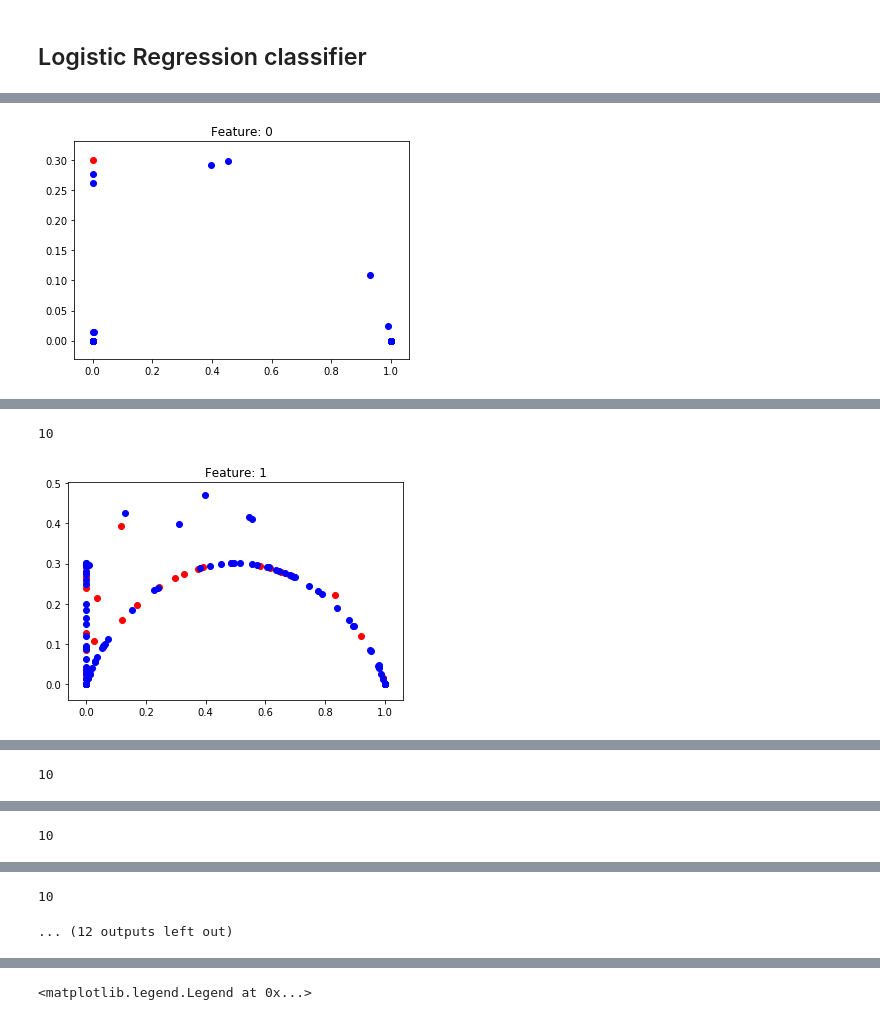
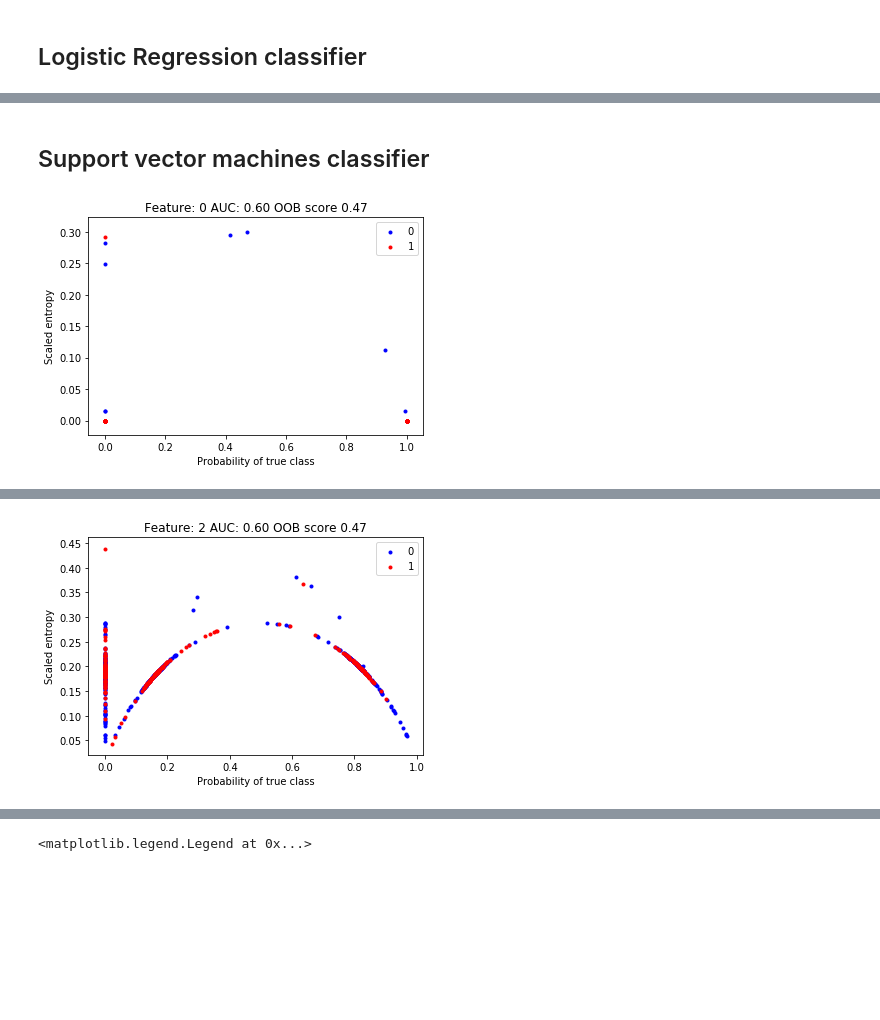
Before and after one commit to comorado/OOB_anomaly_detection, a Jupyter notebook: pima_uci_oob_anomaly.ipynb, the cells around one changed output, grey strips where cells are left out. Cells and saved outputs as stored; diff of their text form; code cells hidden in the pictures; blank space fills up the shorter version.

```diff
--- a/pima_uci_oob_anomaly.ipynb
+++ b/pima_uci_oob_anomaly.ipynb
@@ -135,12 +127,14 @@ plt.show()
+# %% [markdown]
+## Support vector machines classifier
 # %%
-# SVC bootstrapping
 labels=x['y'].flatten()
 number_of_models = 500
-model_type="SVM"
 
+# Logitic Regression bootstrapping
 results_pd=pd.DataFrame()
 metrics_pd=pd.DataFrame()
 auc_dict={}
+results_pd['y']=pd.Series(labels)
 for feature_index in range(x['X'].shape[1]):
 #for feature_index in [0]:
     target=x['X'][:, feature_index]
@@ -166,7 +160,10 @@ for feature_index in range(x['X'].shape[1]):
     prob=[[outcomes[key].count(value)/float(len(outcomes[key])) for value in range(1, max(np.unique(target))+1)]
           for key in range(data.shape[0])]
 
-    num_classes=np.unique(y).shape[0]
+
+    corresponding_prob = np.array([np.array(prob)[idx][[value-1]] for idx, value in enumerate(target)]).flatten()
+
+    num_classes=np.unique(target).shape[0]
     if num_classes>1:
         max_entropy = np.log(num_classes)
     else:
@@ -174,30 +171,20 @@ for feature_index in range(x['X'].shape[1]):
 
     entropy = np.array([sum([-value*np.log(value+10**(-8)) for value in ls]) for ls in prob])/max_entropy
 
-    corresponding_prob = np.array([np.array(prob)[idx][[value-1]] for idx, value in enumerate(target)]).flatten()
-
-
-
-    plt.scatter(corresponding_prob[labels==1],
-                entropy[labels==1], color='r')
-
-    plt.scatter(corresponding_prob[labels==0],
-                entropy[labels==0], color='b')
-
-    fpr, tpr, thresholds = metrics.roc_curve(labels, entropy, pos_label=1)
-    metrics_pd["fpr_{}".format(feature_index)] = pd.Series(fpr)
-    metrics_pd["tpr_{}".format(feature_index)] = pd.Series(tpr)
-
-    auc=metrics.auc(fpr, tpr)
-    auc_dict[feature_index] = auc
-
-    plt.title("Feature: {}".format(feature_index))
+    results_pd["prob_{}".format(feature_index)]=pd.Series(corresponding_prob)
+    results_pd["entropy_{}".format(feature_index)]=pd.Series(entropy)
+    plt.scatter(results_pd[results_pd.y!=1]["prob_{}".format(feature_index)],
+                results_pd[results_pd.y!=1]["entropy_{}".format(feature_index)], marker='.', color='b',
+                label="0")
+    plt.scatter(results_pd[results_pd.y==1]["prob_{}".format(feature_index)],
+                results_pd[results_pd.y==1]["entropy_{}".format(feature_index)],
+                marker='.', color='r', label="1")
+    plt.legend()
+    plt.xlabel('Probability of true class')
+    plt.ylabel("Scaled entropy")
+    plt.title("Feature: {} AUC: {:.2f} OOB score {:.2f}".format(feature_index, auc_value, oob_score))
+    oob_scores_dict[feature_index] = oob_score
+    results_dict[feature_index] = results_pd
     plt.show()
-    plt.plot(fpr, tpr, label="AUC {}: {:.3f}".format(feature_index, auc))
-    plt.legend()
-    plt.title("Feature: {}".format(feature_index))
-    plt.show()
-    results_pd["entropy_{}".format(feature_index)]=pd.Series(entropy)
-    print num_classes
 # %% [output]
-[figure, old version]
+[figure, new version]
@@ -205,2 +192 @@ for feature_index in range(x['X'].shape[1]):
-10
-[figure, old version]
+[figure, new version]
@@ -208 +193,0 @@ for feature_index in range(x['X'].shape[1]):
-10
@@ -211 +195,0 @@ for feature_index in range(x['X'].shape[1]):
-10
@@ -214,4 +198,2 @@ for feature_index in range(x['X'].shape[1]):
-10
-... (12 outputs left out)
 # %%
 columns_list_entropy=["entropy_{}".format(index) for index in range(x['X'].shape[1])]
```
Also changed, not shown: parts of 11 cells of this notebook, 5 other files.
